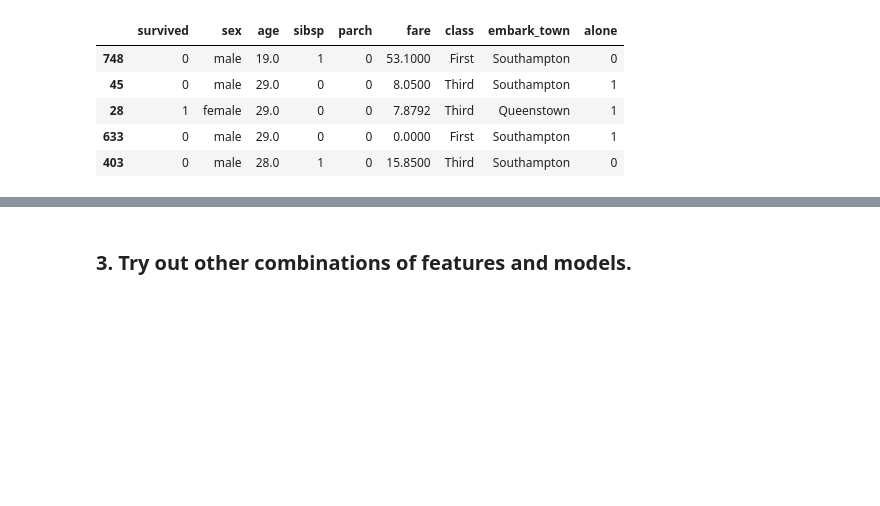
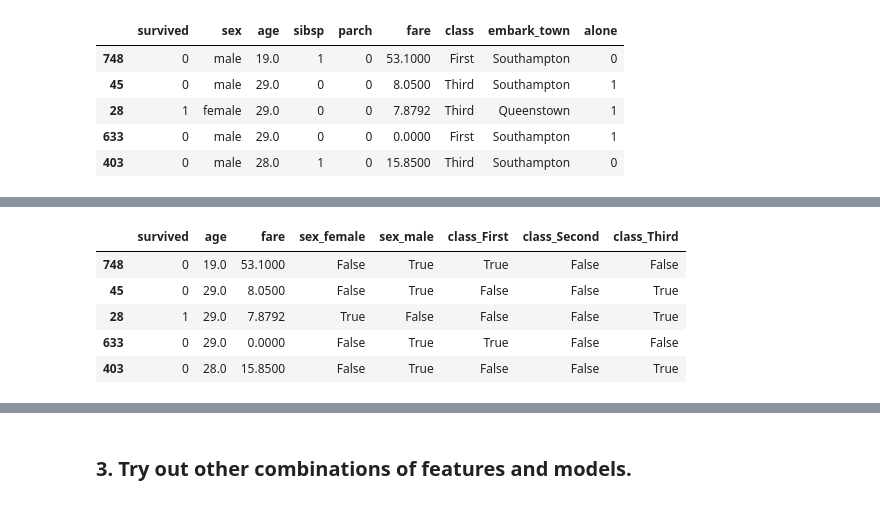
Before and after one commit to Jonathan-Garcia1/classification-exercises, a Jupyter notebook: logistic_regression.ipynb, the cells around one changed output, grey strips where cells are left out. Cells and saved outputs as stored; diff of their text form; code cells hidden in the pictures; blank space fills up the shorter version.

```diff
--- a/logistic_regression.ipynb
+++ b/logistic_regression.ipynb
@@ -68,0 +84,6 @@ logreg.score(X_train, y_train), logreg.score(X_val, y_val)
+# %%
+#Lets use the titanic pipeline to acquire and prepare the data
+train, val, test = titanic_pipeline()
+#Double check our results
+print(train.shape, val.shape, test.shape)
+train.head()
@@ -68,0 +98,5 @@ logreg.score(X_train, y_train), logreg.score(X_val, y_val)
+# %%
+train = train.drop(columns = ['sibsp', 'parch', 'embark_town', 'alone' ])
+val = val.drop(columns = ['sibsp', 'parch', 'embark_town', 'alone' ])
+test = test.drop(columns = ['sibsp', 'parch', 'embark_town', 'alone' ])
+train.head()
@@ -68,0 +110,12 @@ logreg.score(X_train, y_train), logreg.score(X_val, y_val)
+# %%
+train = pd.get_dummies(train)
+val = pd.get_dummies(val)
+test = pd.get_dummies(test)
+train.head()
+# %% [output]
+|  | survived | age | fare | sex_female | sex_male | class_First | class_Second | class_Third |
+| 748 | 0 | 19.0 | 53.1000 | False | True | True | False | False |
+| 45 | 0 | 29.0 | 8.0500 | False | True | False | False | True |
+| 28 | 1 | 29.0 | 7.8792 | True | False | False | False | True |
+| 633 | 0 | 29.0 | 0.0000 | False | True | True | False | False |
+| 403 | 0 | 28.0 | 15.8500 | False | True | False | False | True |
```
Also changed, not shown: parts of 27 cells of this notebook, 1 other file.
